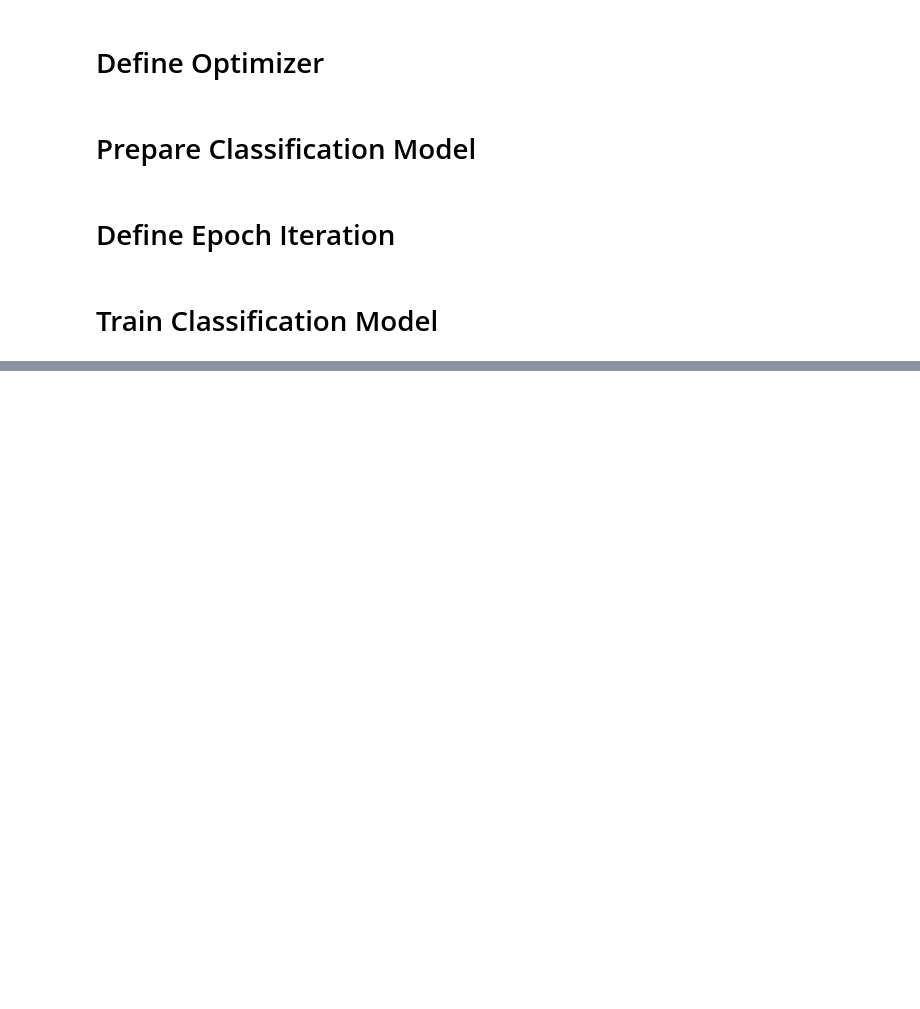
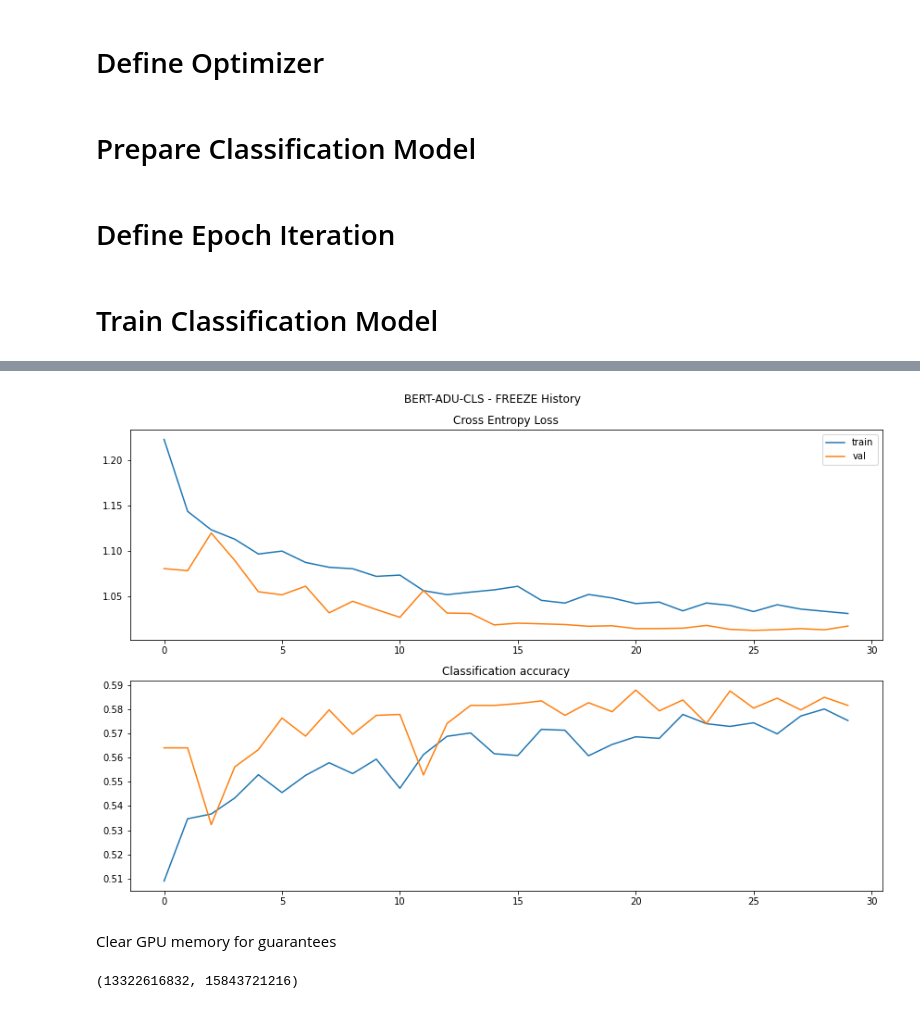
Before and after one commit to Telmooo/adu-classifier-dl, a Jupyter notebook: src/train_classification_model.ipynb, the cells around one changed output, grey strips where cells are left out. Saved outputs shown, nothing was run; the diff lists cells and outputs as text; code cells hidden in the pictures; blank space fills up the shorter version.

Commit message:
Finished classification

```diff
--- a/src/train_classification_model.ipynb
+++ b/src/train_classification_model.ipynb
@@ -220,7 +263,7 @@ from torch.utils.data import DataLoader
 
 data_collator = DataCollatorWithPadding(tokenizer=tokenizer, return_tensors="pt")
 
-BATCH_SIZE = 128 # Tested with NVIDIA Tesla T4 16GB
+BATCH_SIZE = 64 # Tested with NVIDIA Tesla T4 16GB
 train_dataloader = DataLoader(
     dataset=cls_dataset["train"],
     shuffle=True,
@@ -237,7 +280,7 @@ val_dataloader = DataLoader(
 
 test_dataloader = DataLoader(
     dataset=cls_dataset["test"],
-    shuffle=True,
+    shuffle=False,
     batch_size=1,
     collate_fn=data_collator
 )
@@ -247,7 +290,7 @@ test_dataloader = DataLoader(
 from transformers import AutoModelForSequenceClassification
 from torchinfo import summary
 
-model = AutoModelForSequenceClassification.from_pretrained(f"{LM_DIR}/best", num_labels=len(classes))
+model = AutoModelForSequenceClassification.from_pretrained(f"{LM_DIR}/best", num_labels=N_CLASSES)
 
 summary(model)
 # %% [output]
@@ -278,9 +321,9 @@ Non-trainable params: 0
 # %%
 from torch import optim
 
-optimizer = optim.AdamW(
+optimizer = optim.Adam(
     params=model.parameters(),
-    lr=1e-3,
+    lr=5e-3,
     betas=(0.9, 0.999),
     weight_decay=1e-4,
     amsgrad=True
@@ -407,0 +398,17 @@ tensor([[0.3159, 0.1337, 0.1355, 0.2328, 0.1821],
+# %%
+from torch import optim
+import torchmetrics
+
+NUM_EPOCHS = 30
+
+lr_scheduler = optim.lr_scheduler.ExponentialLR(
+    optimizer=optimizer,
+    gamma=0.9,
+    verbose=True
+)
+
+metric_scorer = torchmetrics.Accuracy(
+    threshold=0.5,
+    num_classes=N_CLASSES,
+    average="micro",
+)
@@ -407,0 +516,20 @@ tensor([[0.3159, 0.1337, 0.1355, 0.2328, 0.1821],
+# %%
+fig = plot_training_history(train_history=train_history, val_history=val_history, model_name="BERT-ADU-CLS", phase_name="FREEZE", out_dir=OUT_DIR)
+fig.show()
+# %% [output]
+[figure, added]
+# %% [markdown]
+Clear GPU memory for guarantees
+# %%
+import gc
+model = None
+train_dataloader = None
+val_dataloader = None
+lr_scheduler = None
+optimizer = None
+
+gc.collect()
+torch.cuda.empty_cache()
+torch.cuda.mem_get_info("cuda:0")
+# %% [output]
+(13322616832, 15843721216)
```
Also changed, not shown: parts of 34 cells of this notebook, 1 other file.
